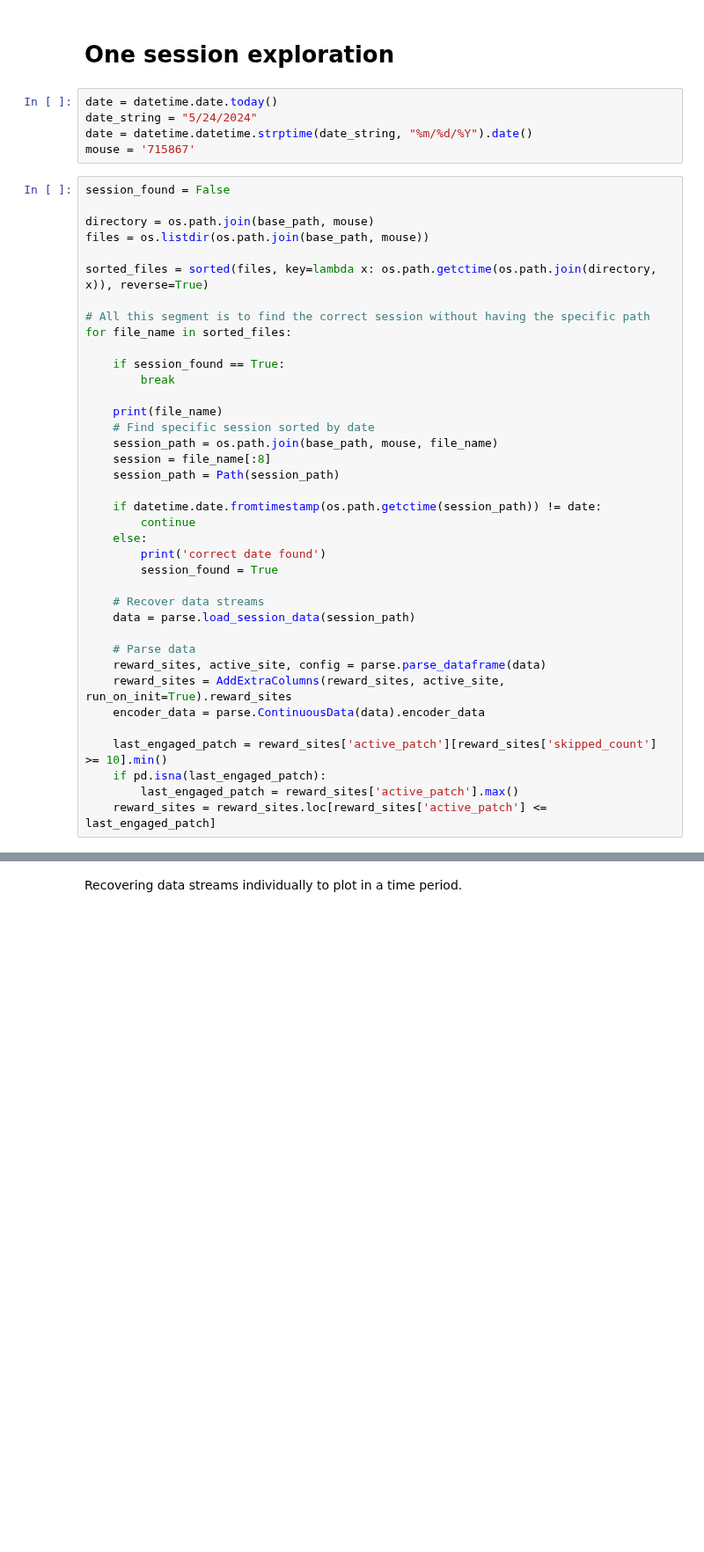
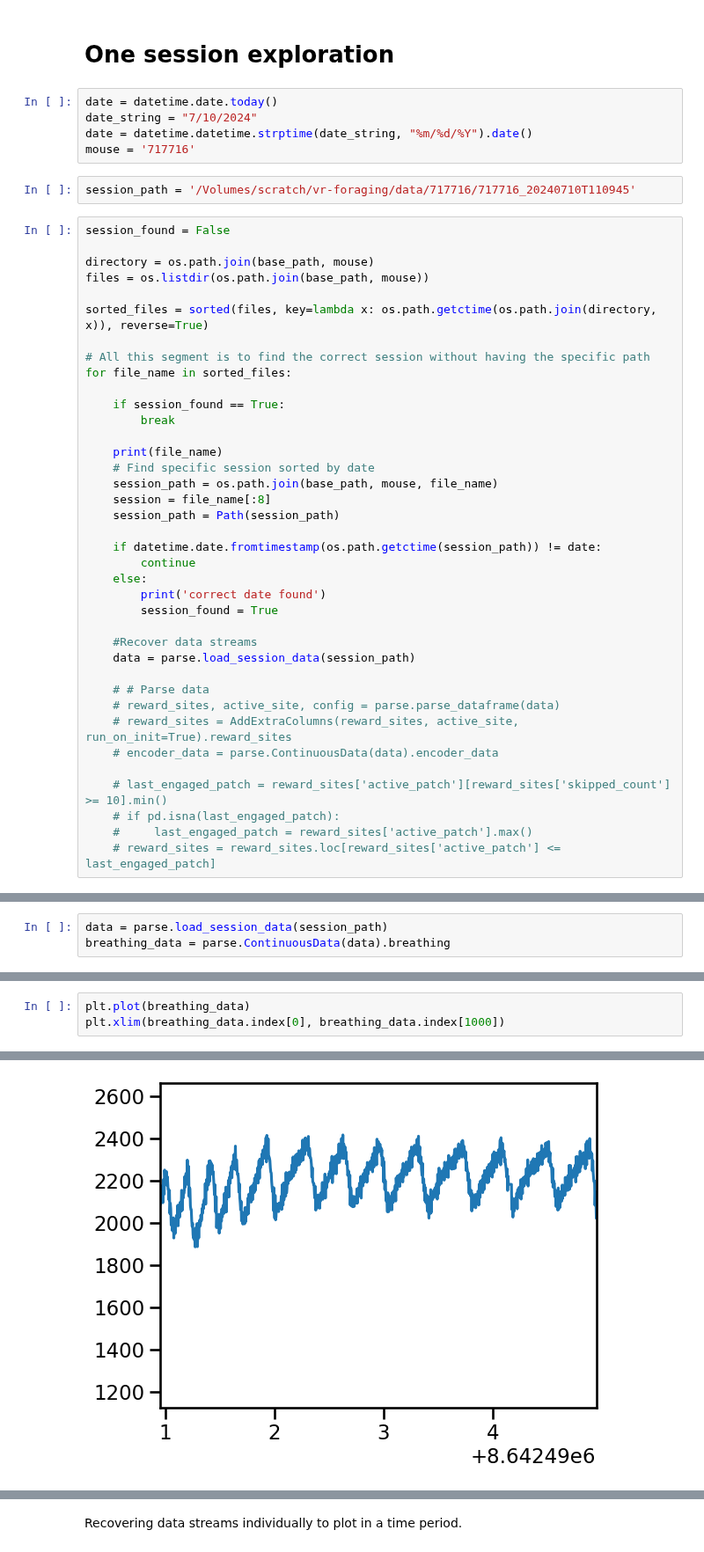
Before and after one commit to AllenNeuralDynamics/Aind.Behavior.VrForaging.Analysis, a Jupyter notebook: notebooks/BehaviorAnalysis/batch 4- novelty/noveltysummary.ipynb, the cells around one changed output, grey strips where cells are left out. Shown at 88% size. Saved outputs shown, nothing was run; the diff lists cells and outputs as text; blank space fills up the shorter version.

```diff
--- a/notebooks/BehaviorAnalysis/batch 4- novelty/noveltysummary.ipynb
+++ b/notebooks/BehaviorAnalysis/batch 4- novelty/noveltysummary.ipynb
@@ -47,9 +47,11 @@ from scipy.optimize import curve_fit
 # **One session exploration**
 # %%
 date = datetime.date.today()
-date_string = "5/24/2024"
+date_string = "7/10/2024"
 date = datetime.datetime.strptime(date_string, "%m/%d/%Y").date()
-mouse = '715867'
+mouse = '717716'
+# %%
+session_path = '/Volumes/scratch/vr-foraging/data/717716/717716_20240710T110945'
 # %%
 session_found = False
 
@@ -76,16 +78,16 @@ for file_name in sorted_files:
         print('correct date found')
         session_found = True
 
-    # Recover data streams
+    #Recover data streams
     data = parse.load_session_data(session_path)
 
-    # Parse data
-    reward_sites, active_site, config = parse.parse_dataframe(data)
-    reward_sites = AddExtraColumns(reward_sites, active_site, run_on_init=True).reward_sites
-    encoder_data = parse.ContinuousData(data).encoder_data
+    # # Parse data
+    # reward_sites, active_site, config = parse.parse_dataframe(data)
+    # reward_sites = AddExtraColumns(reward_sites, active_site, run_on_init=True).reward_sites
+    # encoder_data = parse.ContinuousData(data).encoder_data
 
-    last_engaged_patch = reward_sites['active_patch'][reward_sites['skipped_count'] >= 10].min()
-    if pd.isna(last_engaged_patch):
-        last_engaged_patch = reward_sites['active_patch'].max()
-    reward_sites = reward_sites.loc[reward_sites['active_patch'] <= last_engaged_patch]
+    # last_engaged_patch = reward_sites['active_patch'][reward_sites['skipped_count'] >= 10].min()
+    # if pd.isna(last_engaged_patch):
+    #     last_engaged_patch = reward_sites['active_patch'].max()
+    # reward_sites = reward_sites.loc[reward_sites['active_patch'] <= last_engaged_patch]
 # %% [output]
@@ -108,0 +96,3 @@ for file_name in sorted_files:
+# %%
+data = parse.load_session_data(session_path)
+breathing_data = parse.ContinuousData(data).breathing
@@ -108,0 +116,4 @@ for file_name in sorted_files:
+# %%
+plt.plot(breathing_data)
+plt.xlim(breathing_data.index[0], breathing_data.index[1000])
+# %% [output]
@@ -109 +121,2 @@ for file_name in sorted_files:
+[figure, added]
 # %%
```
Also changed, not shown: parts of 9 cells of this notebook, 1 other file.
